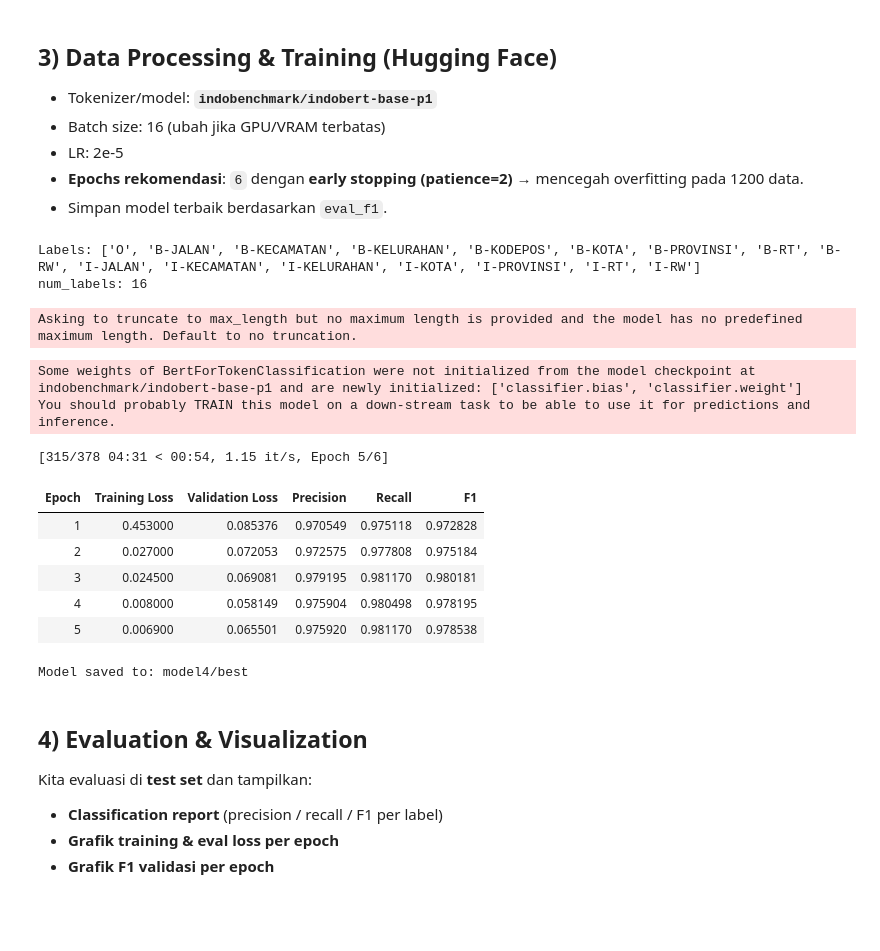
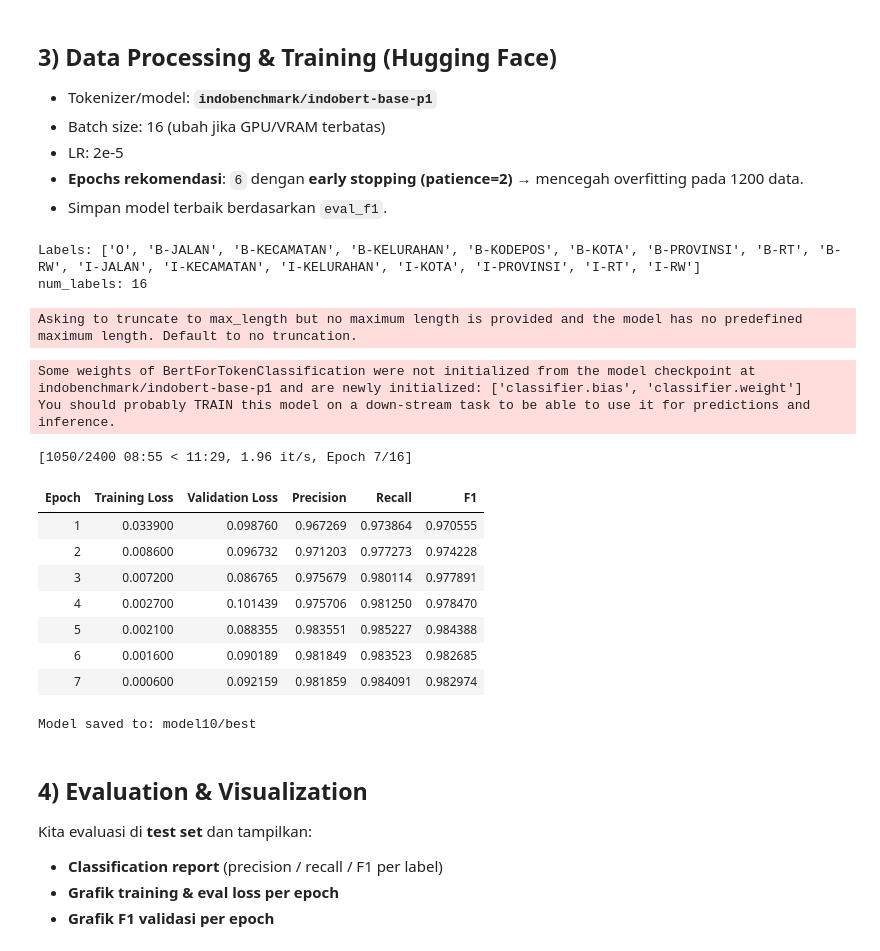
Before and after one commit to JosuaPinem/AddressParsing, a Jupyter notebook: src/model/model.ipynb, the cells around one changed output. Saved outputs shown, nothing was run; the diff lists cells and outputs as text; code cells hidden in the pictures; blank space fills up the shorter version.

```diff
--- a/src/model/model.ipynb
+++ b/src/model/model.ipynb
@@ -40,7 +40,7 @@ MODEL_NAME = "indobenchmark/indobert-base-p1"
 
 # Cari file dataset secara otomatis
 CANDIDATE_FILES = [
-    "../dataset/alamat_dataset_aug_sec.json",  # Lokasi di repo GitHub
+    "../dataset/alamat_dataset_aug_third.json",  # Lokasi di repo GitHub
 ]
 
 data_path = None
@@ -253,9 +253,9 @@ args = TrainingArguments(
     eval_strategy="epoch",
     save_strategy="epoch",
     learning_rate=2e-5,
-    per_device_train_batch_size=32,
-    per_device_eval_batch_size=32,
-    num_train_epochs=6,
+    per_device_train_batch_size=16,
+    per_device_eval_batch_size=16,
+    num_train_epochs=16,
     weight_decay=0.01,
     load_best_model_at_end=True,
     metric_for_best_model=metric_best,
@@ -278,43 +278,45 @@ def compute_metrics(p):
                 continue
             curr_pred.append(id2label[p_i])
             curr_lab.append(id2label[l_i])
         true_predictions.append(curr_pred)
         true_labels.append(curr_lab)
 
     f1 = f1_score(true_labels, true_predictions, scheme=IOB2)
     prec = precision_score(true_labels, true_predictions, scheme=IOB2)
     rec = recall_score(true_labels, true_predictions, scheme=IOB2)
     return {"precision": prec, "recall": rec, "f1": f1}
 
 trainer = Trainer(
     model=model,
     args=args,
     train_dataset=tokenized_ds["train"],
     eval_dataset=tokenized_ds["validation"],
     tokenizer=tokenizer,
     data_collator=data_collator,
     compute_metrics=compute_metrics,
     callbacks=[EarlyStoppingCallback(early_stopping_patience=2)]
 )
 
 train_result = trainer.train()
-trainer.save_model("model6/best")  # simpan model terbaik
-tokenizer.save_pretrained("model6/best")
-print("Model saved to: model4/best")
+trainer.save_model("model12/best")  # simpan model terbaik
+tokenizer.save_pretrained("model12/best")
+print("Model saved to: model10/best")
 # %% [output]
 Labels: ['O', 'B-JALAN', 'B-KECAMATAN', 'B-KELURAHAN', 'B-KODEPOS', 'B-KOTA', 'B-PROVINSI', 'B-RT', 'B-RW', 'I-JALAN', 'I-KECAMATAN', 'I-KELURAHAN', 'I-KOTA', 'I-PROVINSI', 'I-RT', 'I-RW']
 num_labels: 16
 Asking to truncate to max_length but no maximum length is provided and the model has no predefined maximum length. Default to no truncation.
 Some weights of BertForTokenClassification were not initialized from the model checkpoint at indobenchmark/indobert-base-p1 and are newly initialized: ['classifier.bias', 'classifier.weight']
 You should probably TRAIN this model on a down-stream task to be able to use it for predictions and inference.
-[315/378 04:31 < 00:54, 1.15 it/s, Epoch 5/6]
+[1050/2400 08:55 < 11:29, 1.96 it/s, Epoch 7/16]
 | Epoch | Training Loss | Validation Loss | Precision | Recall | F1 |
-| 1 | 0.453000 | 0.085376 | 0.970549 | 0.975118 | 0.972828 |
-| 2 | 0.027000 | 0.072053 | 0.972575 | 0.977808 | 0.975184 |
-| 3 | 0.024500 | 0.069081 | 0.979195 | 0.981170 | 0.980181 |
-| 4 | 0.008000 | 0.058149 | 0.975904 | 0.980498 | 0.978195 |
-| 5 | 0.006900 | 0.065501 | 0.975920 | 0.981170 | 0.978538 |
+| 1 | 0.033900 | 0.098760 | 0.967269 | 0.973864 | 0.970555 |
+| 2 | 0.008600 | 0.096732 | 0.971203 | 0.977273 | 0.974228 |
+| 3 | 0.007200 | 0.086765 | 0.975679 | 0.980114 | 0.977891 |
+| 4 | 0.002700 | 0.101439 | 0.975706 | 0.981250 | 0.978470 |
+| 5 | 0.002100 | 0.088355 | 0.983551 | 0.985227 | 0.984388 |
+| 6 | 0.001600 | 0.090189 | 0.981849 | 0.983523 | 0.982685 |
+| 7 | 0.000600 | 0.092159 | 0.981859 | 0.984091 | 0.982974 |
-Model saved to: model4/best
+Model saved to: model10/best
 # %% [markdown]
 
 ## 4) Evaluation & Visualization
```
Also changed, not shown: parts of 3 cells of this notebook, 6 other files.
